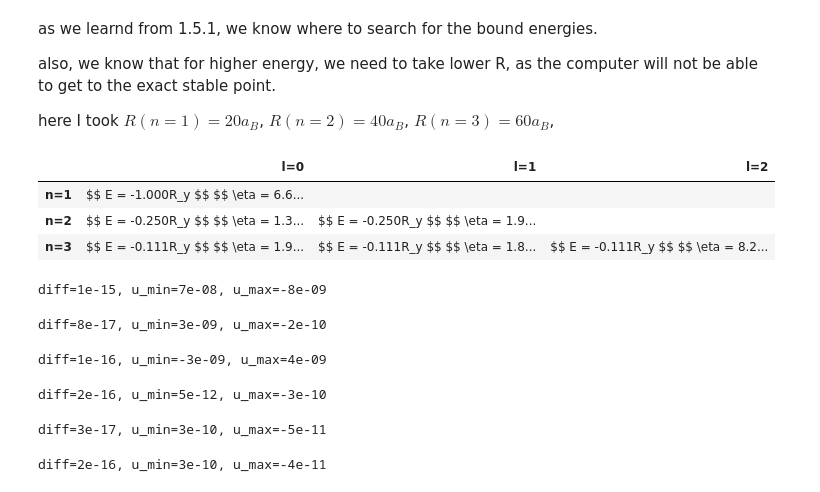
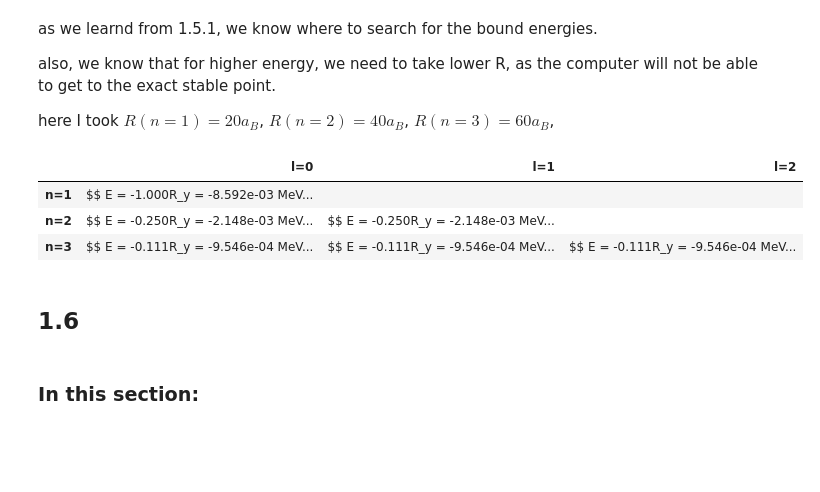
Before and after one commit to d-s-t/university_quantum2.numeric, a Jupyter notebook: main.ipynb, the cells around one changed output. Drawn from its saved outputs; the diff is of its cells as text; code cells hidden in the pictures; blank space fills up the shorter version.

```diff
--- a/main.ipynb
+++ b/main.ipynb
@@ -73,0 +78,25 @@ from this we can understad that $E=-R_y$ is a bound energy and that the bound en
+# %%
+from utils import const
+from preset import H1, H2, He4, K
+import numpy as np
+from sys import float_info
+from numerov_model import Numerov
+from IPython.display import display, Math, display_latex, ProgressBar
+
+p = H1 + K
+v = lambda r: (- const.alpha * p.Z * const.hbarc / r).to('MeV')
+m = Numerov(p, v, l=0)
+N = int(1e4)
+r = np.linspace(float_info.epsilon , 10, N)
+E = m.find_root(-0.9, -1.1, r)[0]
+u = m.u(r, E)
+
+
+from plotly import graph_objects as go
+from utils import plotly_export
+
+fig = go.Figure([go.Scatter(x=r*m.a_B, y=u, mode='lines', name=f'$ E={E}R_y $')])
+fig.update_layout(title=r'$ \text{Q1.3 - } {}^{1}\!H \text{ check the root func } $')
+fig.update_xaxes(title=r'$ r \left[fm\right] $') \
+    .update_yaxes(title=r'$ u\left(r\right) $')
+plotly_export(fig, '1.3', clear=True)
@@ -240,44 +271,47 @@ import pandas as pd
 N = 20_000
 p = H1 + K
 v = lambda r: (- const.alpha * p.Z * const.hbarc / r).to('MeV')
 
 
 df = pd.DataFrame({
     'n': [1, 2, 3],
     'R': [20, 40, 60],
     'energy_low': [-1.05, -0.3, -0.12],
     'energy_high': [-0.95, -0.2, -0.1]
 })
 table = pd.DataFrame('', index=pd.Index([f'{n=}' for n in df['n']]), columns=pd.Index([f'{l=}' for l in range(3)]), dtype=object)
 # display(df)
+display_table = table.copy()
 
-h = display(table, display_id=True)
+h = display(display_table, display_id=True)
 pd.options.display.max_colwidth=10000
+pd.options.display.colheader_justify = 'center'
 
 
 for _, row in df.iterrows():
     n = int(row['n'])
     for l_str in table.columns:
         l = int(l_str.split('=')[1])
         if l < n:
             m = Numerov(p, v, l)
             r = np.linspace(float_info.epsilon, row['R'], N)
             E = m.find_root(row['energy_low'], row['energy_high'], r)[0]
             u = m.u(r, E)
             relative_error = m.relative_error(E,n)
-            r_mean = np.sqrt(np.trapezoid(r*u**2, r, axis=0))
-            table.at[f'{n=}', l_str] = rf'$$ E = {E:.3f}R_y $$ $$ \eta = {relative_error:.2e} $$ $$ \langle r \rangle = {r_mean:.3f}a_B $$'
-            h.update(table)
+            r_mean = np.sqrt(np.trapezoid((r**2)*(u**2), r, axis=0))
+            table.at[f'{n=}', l_str] = {"E": E, "u": u, "r_mean": r_mean, "relative_error": relative_error}
+            display_table.at[f'{n=}', l_str] = rf'$$ E = {E:.3f}R_y = {E*m.R_y:.3e}$$ $$ \eta = {relative_error:.2e} $$ $$ \langle r \rangle = {r_mean:.3f}a_B = {r_mean*m.a_B:.3f} $$'
+            h.update(display_table)
 
-display(table, clear=True)
+
+
+display(display_table, clear=True)
 # %% [output]
 |  | l=0 | l=1 | l=2 |
-| n=1 | $$ E = -1.000R_y $$ $$ \eta = 6.6... |  |  |
-| n=2 | $$ E = -0.250R_y $$ $$ \eta = 1.3... | $$ E = -0.250R_y $$ $$ \eta = 1.9... |  |
-| n=3 | $$ E = -0.111R_y $$ $$ \eta = 1.9... | $$ E = -0.111R_y $$ $$ \eta = 1.8... | $$ E = -0.111R_y $$ $$ \eta = 8.2... |
+| n=1 | $$ E = -1.000R_y = -8.592e-03 MeV... |  |  |
+| n=2 | $$ E = -0.250R_y = -2.148e-03 MeV... | $$ E = -0.250R_y = -2.148e-03 MeV... |  |
+| n=3 | $$ E = -0.111R_y = -9.546e-04 MeV... | $$ E = -0.111R_y = -9.546e-04 MeV... | $$ E = -0.111R_y = -9.546e-04 MeV... |
-diff=1e-15, u_min=7e-08, u_max=-8e-09
-diff=8e-17, u_min=3e-09, u_max=-2e-10
-diff=1e-16, u_min=-3e-09, u_max=4e-09
-diff=2e-16, u_min=5e-12, u_max=-3e-10
-diff=3e-17, u_min=3e-10, u_max=-5e-11
-diff=2e-16, u_min=3e-10, u_max=-4e-11
+# %% [markdown]
+## 1.6
+# %% [markdown]
+### In this section:
```
Also changed, not shown: parts of 5 cells of this notebook.
